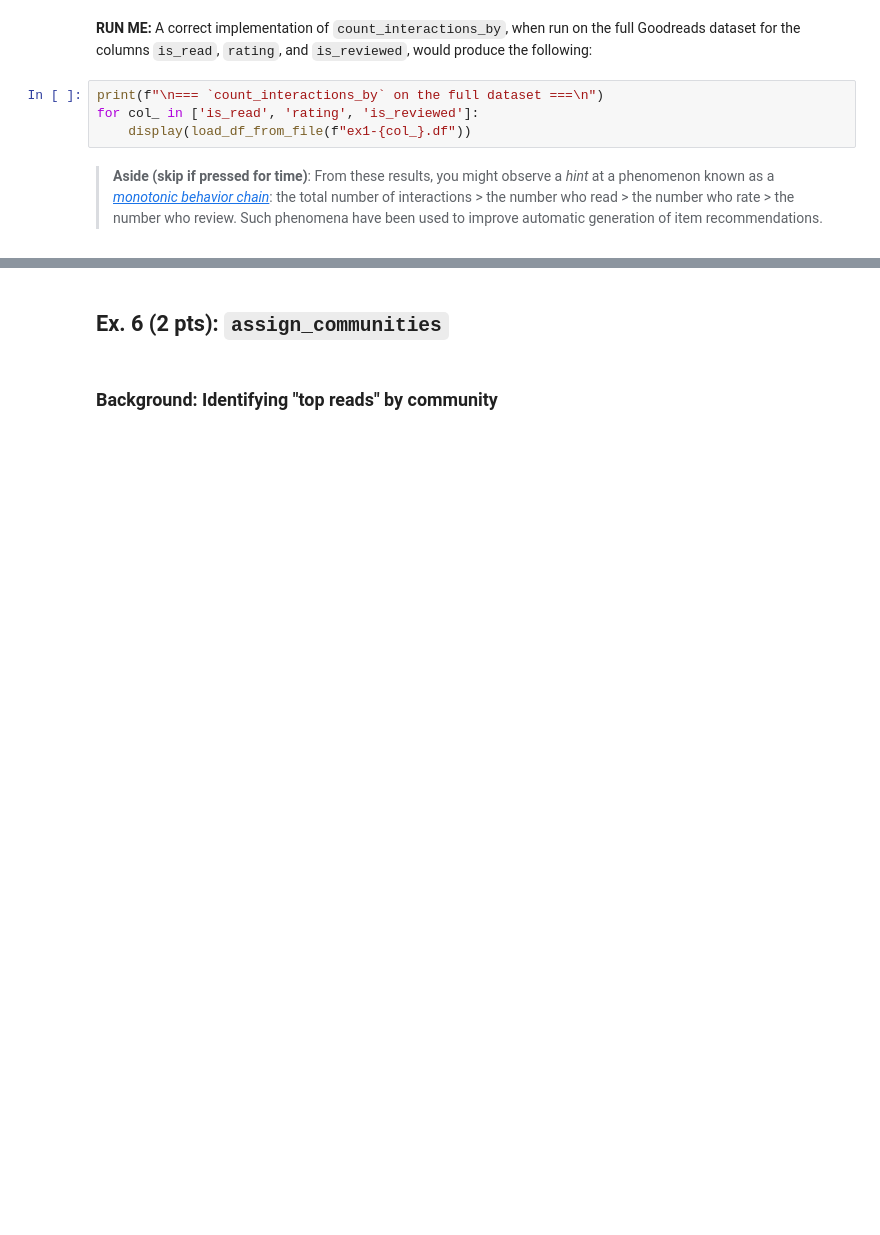
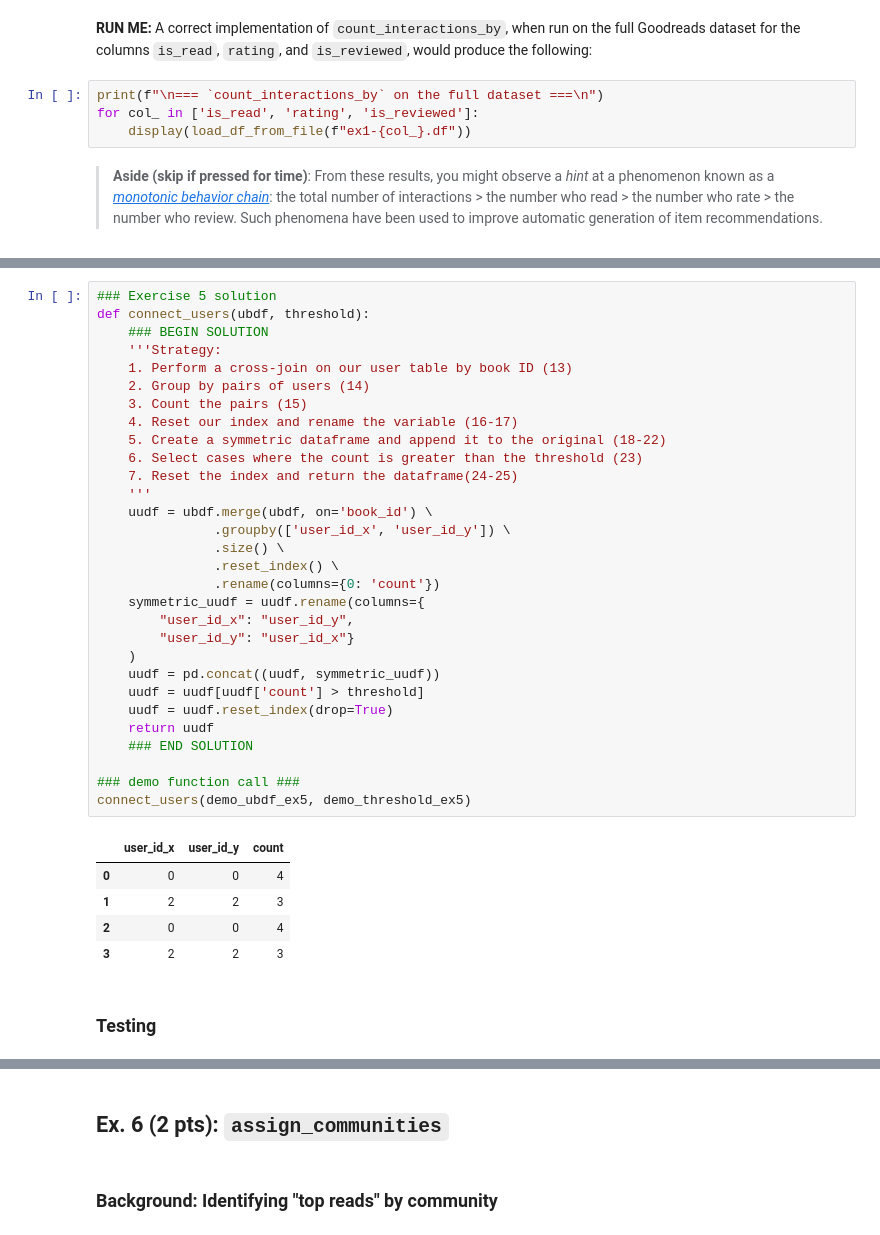
Before and after one commit to gt-cse-6040/bootcamp, a Jupyter notebook: Module 1/Session 8/m1s8nb1_Data_Debugging_part1 - Exercises.ipynb, the cells around one changed output, grey strips where cells are left out. Cells and saved outputs as stored; diff of their text form; blank space fills up the shorter version.

Commit message:
Inclusion of Exercise 5

```diff
--- a/Module 1/Session 8/m1s8nb1_Data_Debugging_part1 - Exercises.ipynb
+++ b/Module 1/Session 8/m1s8nb1_Data_Debugging_part1 - Exercises.ipynb
@@ -273,0 +322,38 @@ form_analysis_sample(demo_conn_ex4)
+# %%
+### Exercise 5 solution
+def connect_users(ubdf, threshold):
+    ### BEGIN SOLUTION
+    '''Strategy:
+    1. Perform a cross-join on our user table by book ID (13)
+    2. Group by pairs of users (14)
+    3. Count the pairs (15)
+    4. Reset our index and rename the variable (16-17)
+    5. Create a symmetric dataframe and append it to the original (18-22)
+    6. Select cases where the count is greater than the threshold (23)
+    7. Reset the index and return the dataframe(24-25)
+    '''
+    uudf = ubdf.merge(ubdf, on='book_id') \
+               .groupby(['user_id_x', 'user_id_y']) \
+               .size() \
+               .reset_index() \
+               .rename(columns={0: 'count'})
+    symmetric_uudf = uudf.rename(columns={
+        "user_id_x": "user_id_y",
+        "user_id_y": "user_id_x"}
+    )
+    uudf = pd.concat((uudf, symmetric_uudf))
+    uudf = uudf[uudf['count'] > threshold]
+    uudf = uudf.reset_index(drop=True)
+    return uudf
+    ### END SOLUTION
+
+### demo function call ###
+connect_users(demo_ubdf_ex5, demo_threshold_ex5)
+# %% [output]
+|  | user_id_x | user_id_y | count |
+| 0 | 0 | 0 | 4 |
+| 1 | 2 | 2 | 3 |
+| 2 | 0 | 0 | 4 |
+| 3 | 2 | 2 | 3 |
+# %% [markdown]
+### Testing
```
Also changed, not shown: parts of 19 cells of this notebook, 5 other files.
